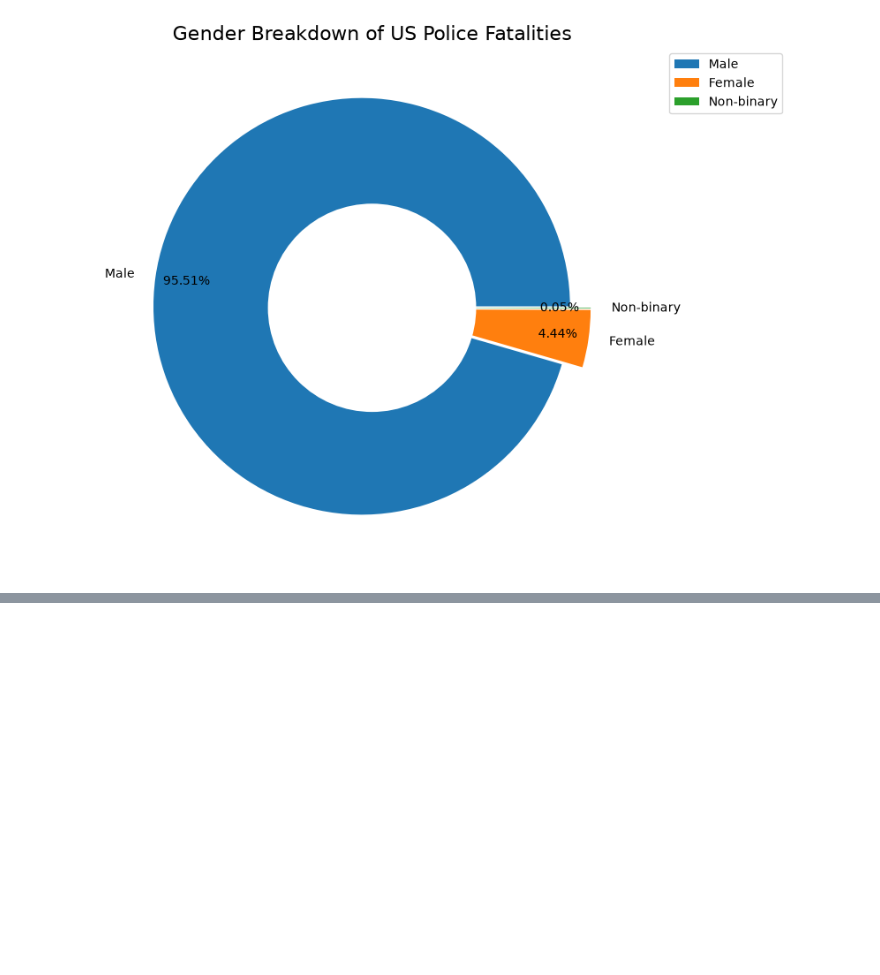
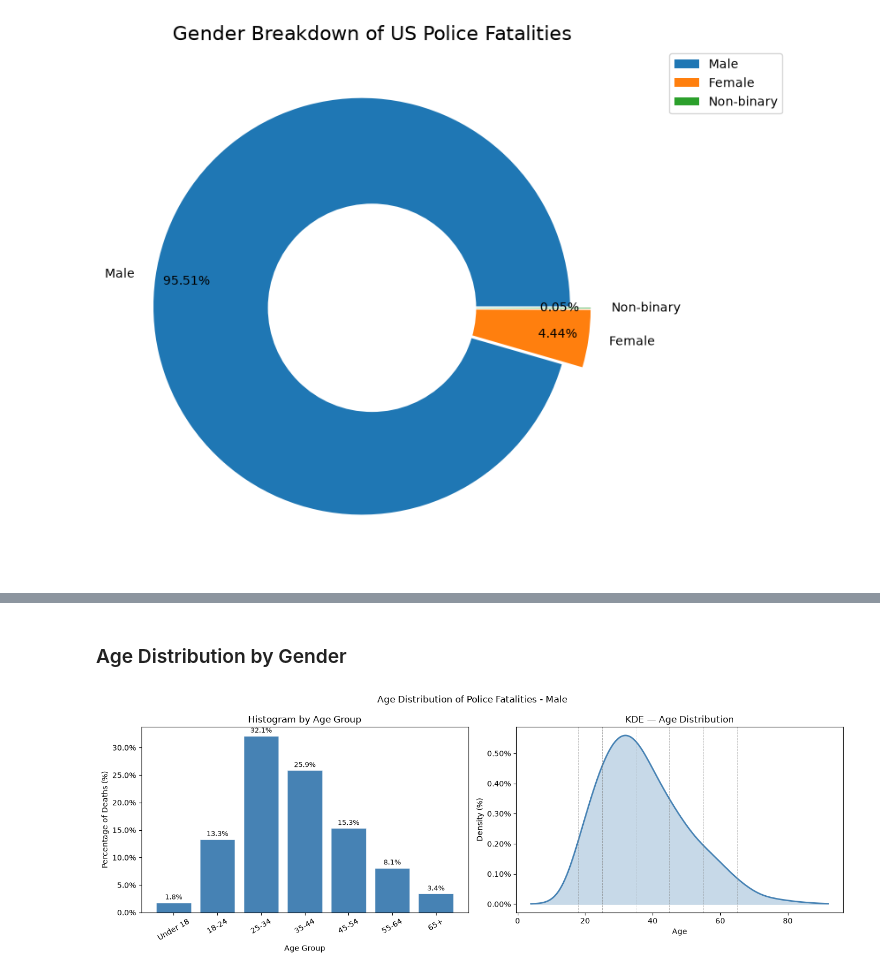
Before and after one commit to LegradiK/us_police_incidents_analysis, a Jupyter notebook: 2015_2024_us_police_shooting_report_analysis.ipynb, the cells around one changed output, grey strips where cells are left out. Saved outputs shown, nothing was run; the diff lists cells and outputs as text; code cells hidden in the pictures; blank space fills up the shorter version.

```diff
--- a/2015_2024_us_police_shooting_report_analysis.ipynb
+++ b/2015_2024_us_police_shooting_report_analysis.ipynb
@@ -251,0 +251,56 @@ Length: 3, dtype: str
+# %% [markdown]
+### Age Distribution by Gender
+# %%
+male = df[df['gender'] == 'male']
+# %%
+fig, axes = plt.subplots(1, 2, figsize=(14, 5))
+fig.suptitle('Age Distribution of Police Fatalities - Male')
+# ── Left: Histogram ────────────────────────────────────────────────────
+bins = [0, 18, 25, 35, 45, 55, 65, 100]
+labels = ['Under 18', '18-24', '25-34', '35-44', '45-54', '55-64', '65+']
+
+ages = male['age'].dropna()
+total = len(ages)
+
+counts, edges = np.histogram(ages, bins=bins)
+percentages = (counts / total) * 100
+
+bars = axes[0].bar(labels, percentages, color='steelblue', edgecolor='white', linewidth=0.5)
+
+# Add percentage labels on top of each bar
+for bar, pct in zip(bars, percentages):
+    axes[0].text(
+        bar.get_x() + bar.get_width() / 2,
+        bar.get_height() + 0.3,
+        f'{pct:.1f}%',
+        ha='center', va='bottom', fontsize=9
+    )
+
+axes[0].set_title('Histogram by Age Group')
+axes[0].set_xlabel('Age Group')
+axes[0].set_ylabel('Percentage of Deaths (%)')
+axes[0].yaxis.set_major_formatter(mtick.PercentFormatter())
+axes[0].tick_params(axis='x', rotation=30)
+
+# ── Right: KDE ─────────────────────────────────────────────────────────
+kde = gaussian_kde(ages, bw_method=0.3)
+x = np.linspace(ages.min(), ages.max(), 500)
+y = kde(x)
+y_pct = (y / y.sum()) * 100
+
+axes[1].plot(x, y_pct, color='steelblue', linewidth=2)
+axes[1].fill_between(x, y_pct, alpha=0.3, color='steelblue')
+
+# Add vertical lines for age group boundaries
+for boundary in [18, 25, 35, 45, 55, 65]:
+    axes[1].axvline(x=boundary, color='grey', linestyle='--', linewidth=0.7, alpha=0.6)
+
+axes[1].set_title('KDE — Age Distribution')
+axes[1].set_xlabel('Age')
+axes[1].set_ylabel('Density (%)')
+axes[1].yaxis.set_major_formatter(mtick.PercentFormatter())
+
+plt.tight_layout()
+plt.show()
+# %% [output]
+[figure, added]
```
Also changed, not shown: parts of 13 cells of this notebook.
